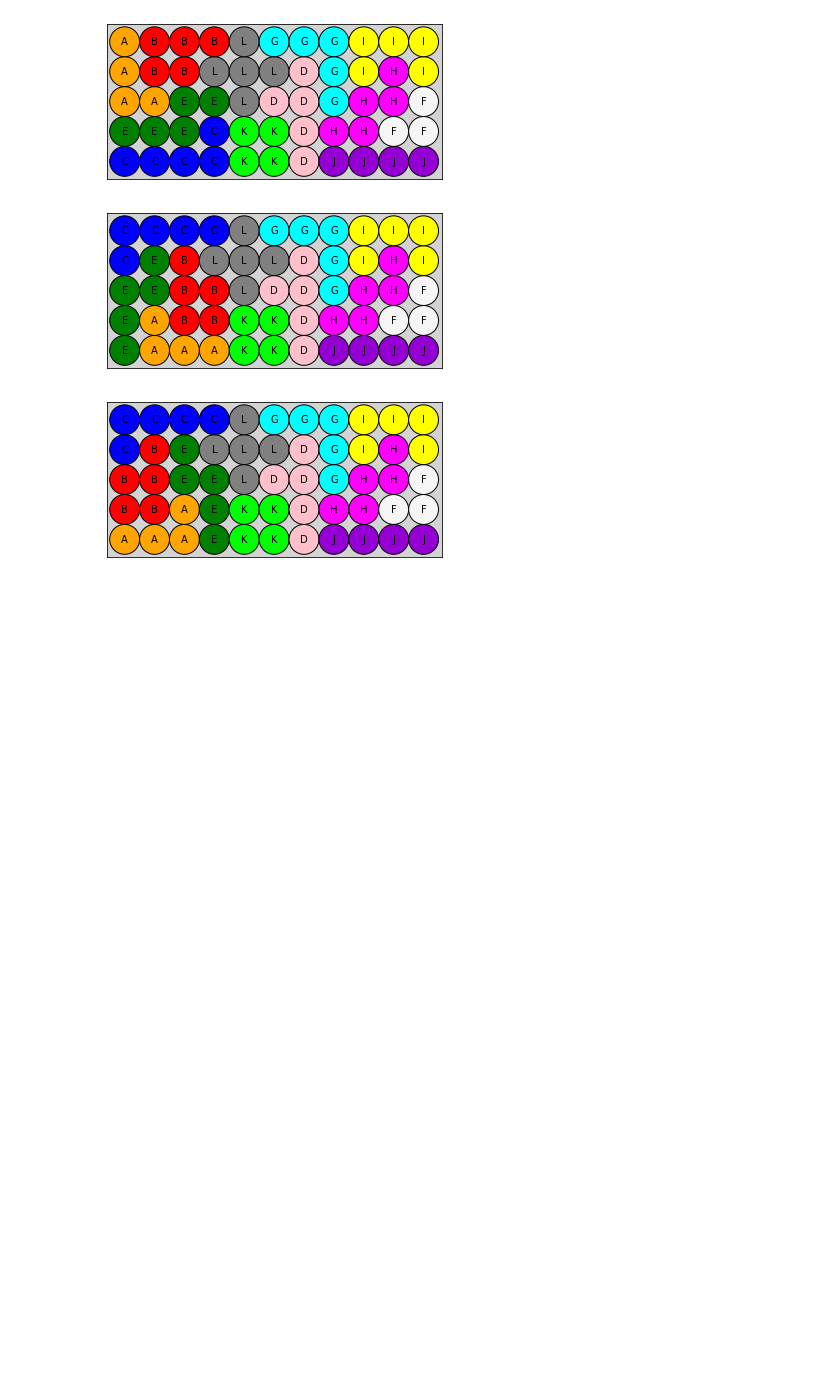
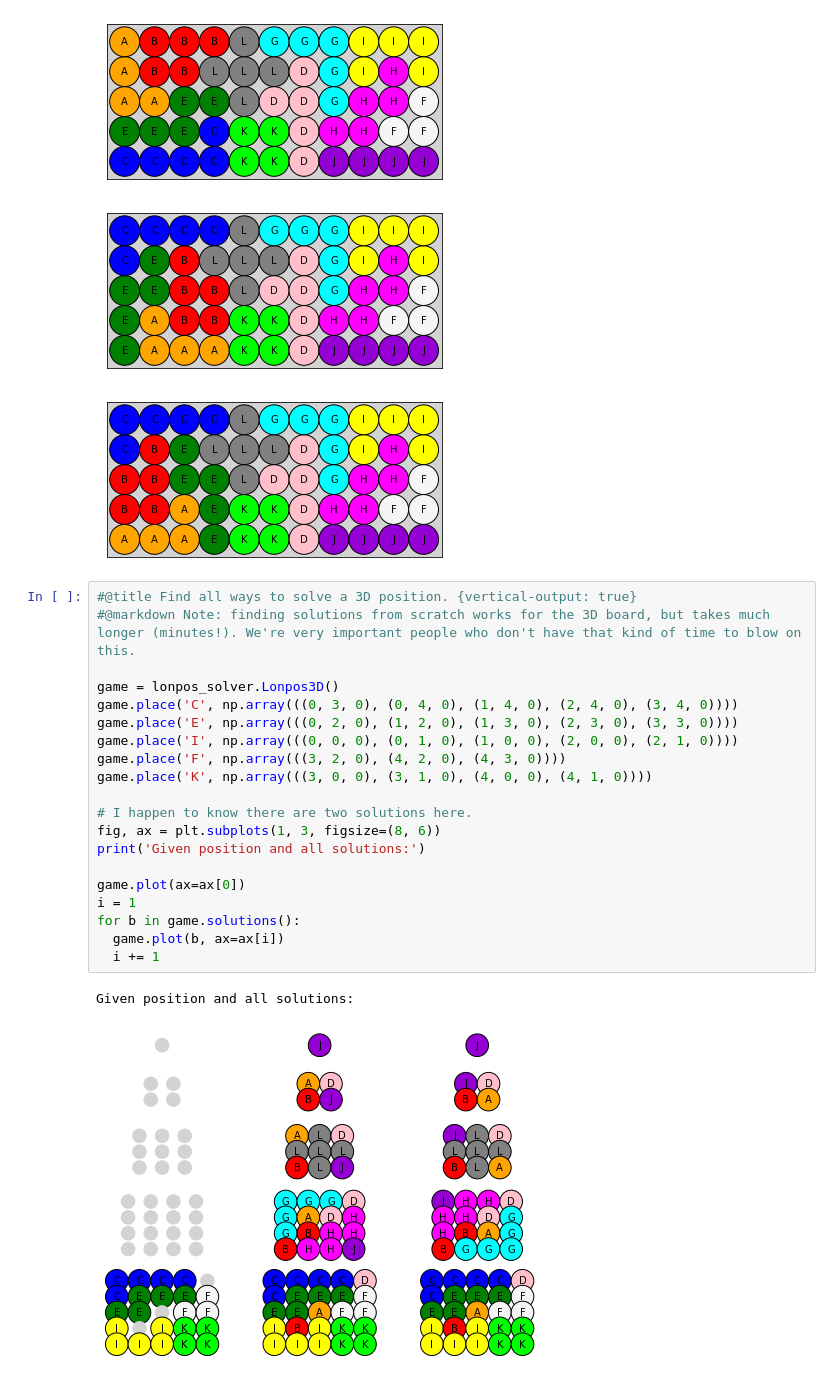
Before and after one commit to geraschenko/lonpos_solver, a Jupyter notebook: Lonpos_solver_demo.ipynb, the cells around one changed output. Drawn from its saved outputs; the diff is of its cells as text; blank space fills up the shorter version.

```diff
--- a/Lonpos_solver_demo.ipynb
+++ b/Lonpos_solver_demo.ipynb
@@ -58,3 +47,26 @@ All solutions:
 [figure]
 [figure]
 [figure]
+# %%
+#@title Find all ways to solve a 3D position. {vertical-output: true}
+#@markdown Note: finding solutions from scratch works for the 3D board, but takes much longer (minutes!). We're very important people who don't have that kind of time to blow on this.
+
+game = lonpos_solver.Lonpos3D()
+game.place('C', np.array(((0, 3, 0), (0, 4, 0), (1, 4, 0), (2, 4, 0), (3, 4, 0))))
+game.place('E', np.array(((0, 2, 0), (1, 2, 0), (1, 3, 0), (2, 3, 0), (3, 3, 0))))
+game.place('I', np.array(((0, 0, 0), (0, 1, 0), (1, 0, 0), (2, 0, 0), (2, 1, 0))))
+game.place('F', np.array(((3, 2, 0), (4, 2, 0), (4, 3, 0))))
+game.place('K', np.array(((3, 0, 0), (3, 1, 0), (4, 0, 0), (4, 1, 0))))
+
+# I happen to know there are two solutions here.
+fig, ax = plt.subplots(1, 3, figsize=(8, 6))
+print('Given position and all solutions:')
+
+game.plot(ax=ax[0])
+i = 1
+for b in game.solutions():
+  game.plot(b, ax=ax[i])
+  i += 1
+# %% [output]
+Given position and all solutions:
+[figure, added]
```
Also changed, not shown: parts of 2 cells of this notebook.
